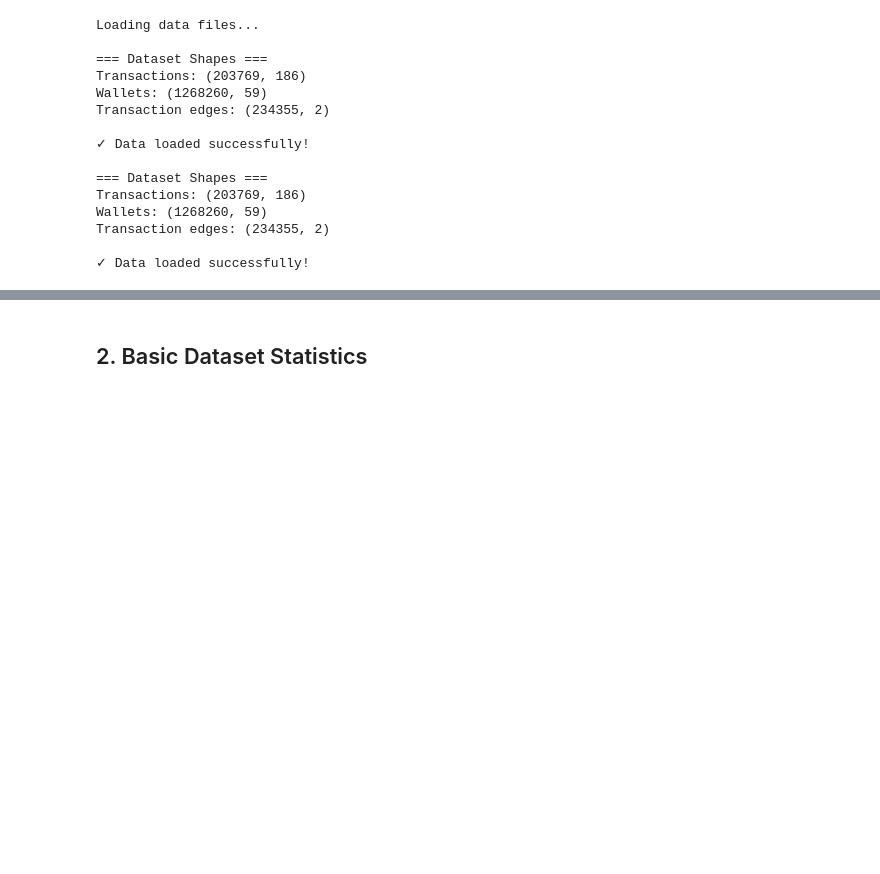
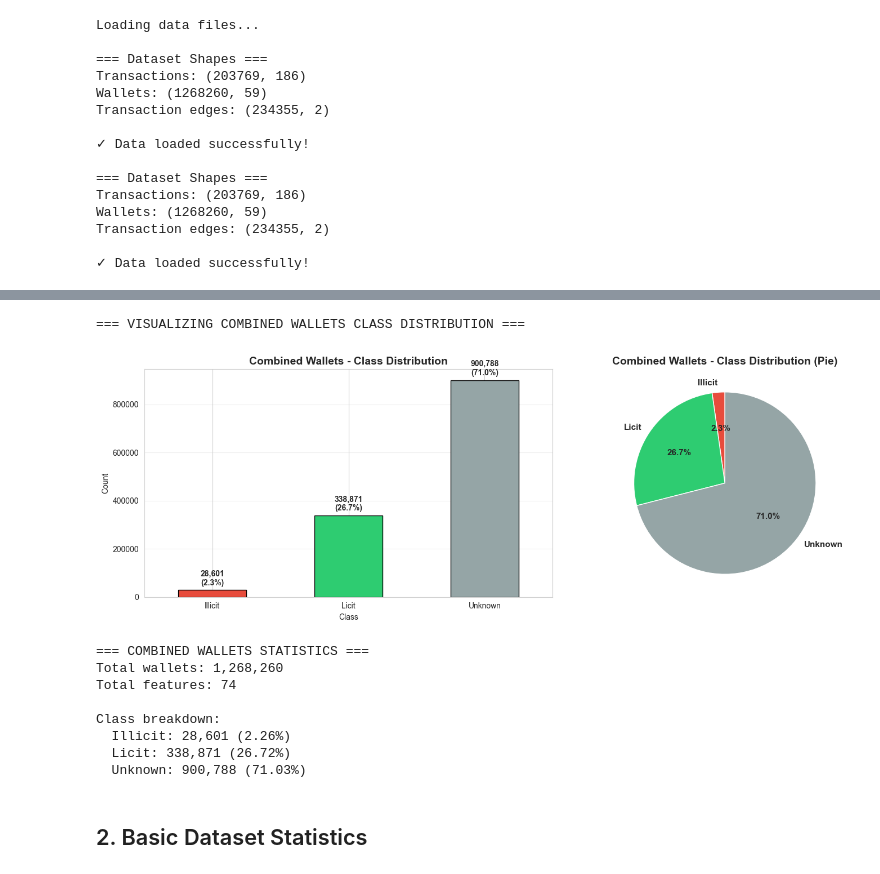
Before and after one commit to NehorayChalfon0166/final_project, a Jupyter notebook: Elipticpp_EDA.ipynb, the cells around one changed output, grey strips where cells are left out. Drawn from its saved outputs; the diff is of its cells as text; code cells hidden in the pictures; blank space fills up the shorter version.

```diff
--- a/Elipticpp_EDA.ipynb
+++ b/Elipticpp_EDA.ipynb
@@ -81,3 +213,60 @@ Transaction edges: (234355, 2)
+# %%
+# Visualize combined wallets class distribution
+if 'wallets_combined' in dir():
+    print("=== VISUALIZING COMBINED WALLETS CLASS DISTRIBUTION ===")
+
+    fig, axes = plt.subplots(1, 2, figsize=(15, 5))
+
+    # Count plot
+    if 'class_label' in wallets_combined.columns:
+        class_counts = wallets_combined['class_label'].value_counts()
+        class_order = ['Illicit', 'Licit', 'Unknown']
+        class_counts = class_counts.reindex([c for c in class_order if c in class_counts.index])
+    else:
+        class_counts = wallets_combined['class'].value_counts().sort_index()
+
+    colors = ['#e74c3c', '#2ecc71', '#95a5a6']
+
+    # Bar chart
+    class_counts.plot(kind='bar', ax=axes[0], color=colors[:len(class_counts)], edgecolor='black')
+    axes[0].set_title('Combined Wallets - Class Distribution', fontsize=14, fontweight='bold')
+    axes[0].set_xlabel('Class')
+    axes[0].set_ylabel('Count')
+    axes[0].set_xticklabels(axes[0].get_xticklabels(), rotation=0)
+
+    for i, v in enumerate(class_counts):
+        axes[0].text(i, v + len(wallets_combined)*0.01, f'{v:,}\n({v/len(wallets_combined)*100:.1f}%)',
+                    ha='center', va='bottom', fontweight='bold', fontsize=10)
+    axes[0].grid(True, alpha=0.3, axis='y')
+
+    # Pie chart
+    axes[1].pie(class_counts.values, labels=class_counts.index, autopct='%1.1f%%',
+               colors=colors[:len(class_counts)], startangle=90, textprops={'fontsize': 11, 'fontweight': 'bold'})
+    axes[1].set_title('Combined Wallets - Class Distribution (Pie)', fontsize=14, fontweight='bold')
+
+    plt.tight_layout()
+    plt.show()
+
+    # Statistics
+    print(f"\n=== COMBINED WALLETS STATISTICS ===")
+    print(f"Total wallets: {len(wallets_combined):,}")
+    print(f"Total features: {len(wallets_combined.columns)}")
+    print(f"\nClass breakdown:")
+    for label, count in class_counts.items():
+        print(f"  {label}: {count:,} ({count/len(wallets_combined)*100:.2f}%)")
+else:
+    print("Combined wallets dataset not loaded. Check previous cell for errors.")
+# %% [output]
+=== VISUALIZING COMBINED WALLETS CLASS DISTRIBUTION ===
+[figure, added]
+=== COMBINED WALLETS STATISTICS ===
+Total wallets: 1,268,260
+Total features: 74
+
+Class breakdown:
+  Illicit: 28,601 (2.26%)
+  Licit: 338,871 (26.72%)
+  Unknown: 900,788 (71.03%)
 # %% [markdown]
 ## 2. Basic Dataset Statistics
 # %%
```
Also changed, not shown: parts of 10 cells of this notebook.
